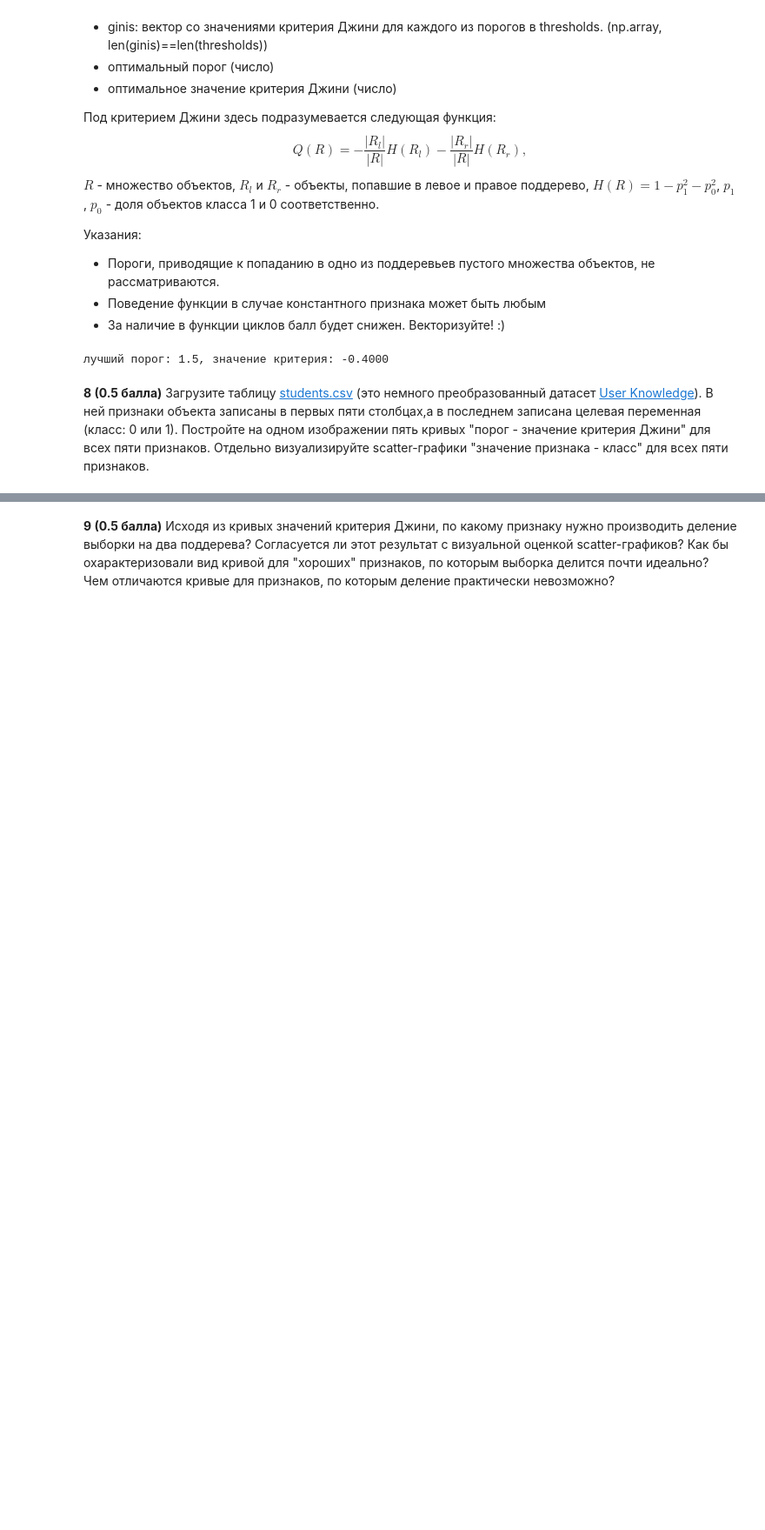
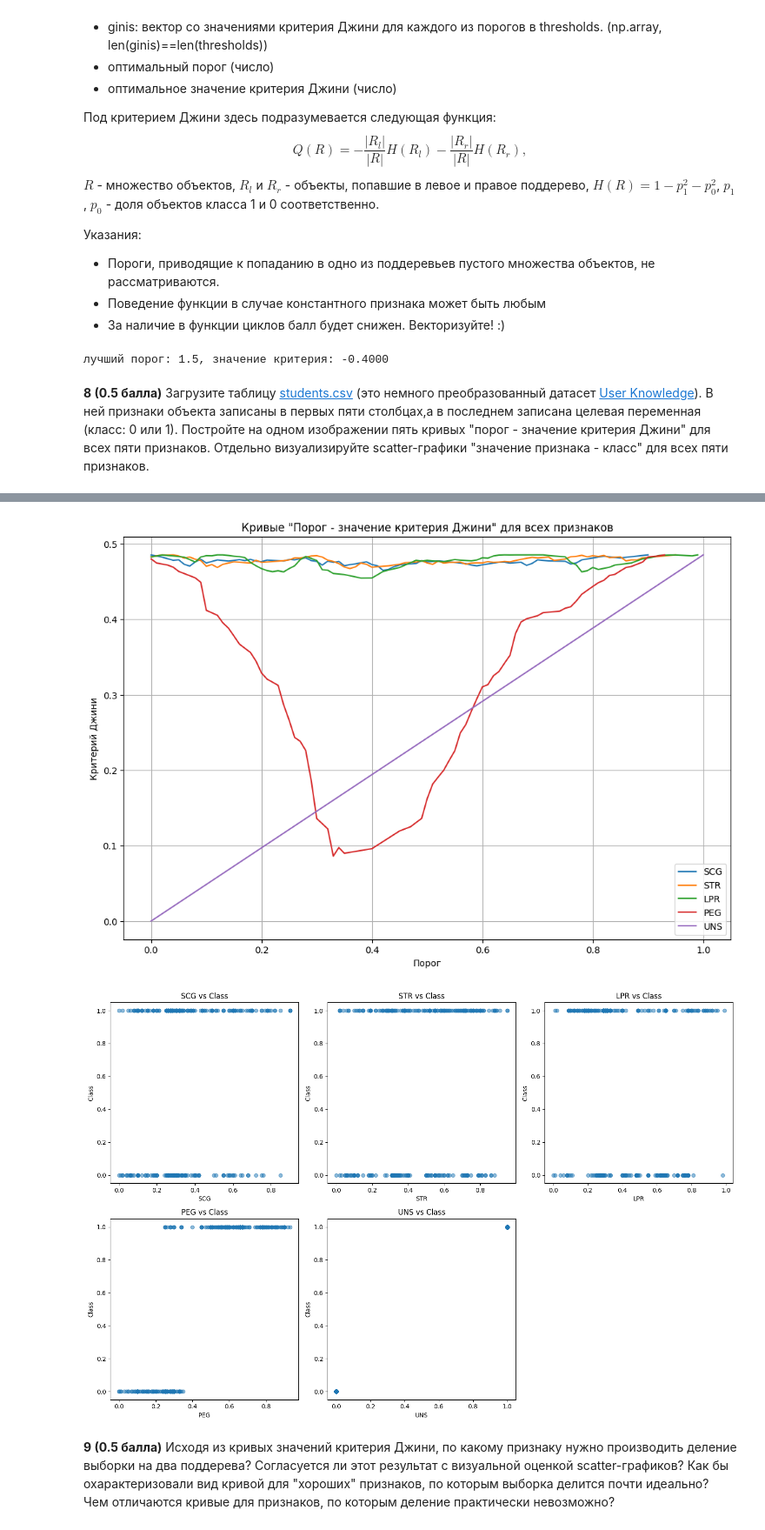
Before and after one commit to raffeekk/ML25, a Jupyter notebook: homework/HW3_GorbunenkoD.ipynb, the cells around one changed output, grey strips where cells are left out. Shown at 87% size. Cells and saved outputs as stored; diff of their text form; code cells hidden in the pictures; blank space fills up the shorter version.

```diff
--- a/homework/HW3_GorbunenkoD.ipynb
+++ b/homework/HW3_GorbunenkoD.ipynb
@@ -502,0 +653,6 @@ __8 (0.5 балла)__
+# %%
+#from google.colab import drive
+#drive.mount('/content/drive')
+df = pd.read_csv('students.csv', sep=',')
+print (df.shape)
+df.head()
@@ -503,2 +667,68 @@ __8 (0.5 балла)__
+# %%
+from sklearn.tree import DecisionTreeClassifier
+from sklearn.metrics import roc_curve, auc
+
+X = df.iloc[:, 1:6]  # признаки (первые 5 столбцов)
+y = df['UNS']        # целевая переменная (последний столбец)
+
+# функция для вычисления критерия Джини
+def gini_impurity(y):
+    if len(y) == 0:
+        return 0
+    p1 = np.mean(y)
+    return 2 * p1 * (1 - p1)
+
+# функция для вычисления критерия Джини для разделения
+def gini_split(X_col, y, threshold):
+    left_mask = X_col <= threshold
+    right_mask = ~left_mask
+
+    n_left = np.sum(left_mask)
+    n_right = np.sum(right_mask)
+    n_total = n_left + n_right
+
+    if n_total == 0:
+        return 0
+
+    gini_left = gini_impurity(y[left_mask])
+    gini_right = gini_impurity(y[right_mask])
+
+    return (n_left/n_total) * gini_left + (n_right/n_total) * gini_right
+
+# построение кривых "порог - значение критерия Джини"
+plt.figure(figsize=(12, 8))
+features = X.columns
+
+for feature in features:
+    X_col = X[feature].values
+    thresholds = np.unique(X_col)
+    gini_values = []
+
+    for threshold in thresholds:
+        gini_values.append(gini_split(X_col, y, threshold))
+
+    plt.plot(thresholds, gini_values, label=feature)
+
+plt.xlabel('Порог')
+plt.ylabel('Критерий Джини')
+plt.title('Кривые "Порог - значение критерия Джини" для всех признаков')
+plt.legend()
+plt.grid()
+plt.show()
+
+# построение scatter-графиков "значение признака - класс"
+plt.figure(figsize=(15, 10))
+for i, feature in enumerate(features, 1):
+    plt.subplot(2, 3, i)
+    plt.scatter(X[feature], y, alpha=0.5)
+    plt.xlabel(feature)
+    plt.ylabel('Class')
+    plt.title(f'{feature} vs Class')
+
+plt.tight_layout()
+plt.show()
+# %% [output]
+[figure, added]
+[figure, added]
 # %% [markdown]
 __9 (0.5 балла)__ Исходя из кривых значений критерия Джини, по какому признаку нужно производить деление выборки на два поддерева? Согласуется ли этот результат с визуальной оценкой scatter-графиков? Как бы охарактеризовали вид кривой для "хороших" признаков, по которым выборка делится почти идеально? Чем отличаются кривые для признаков, по которым деление практически невозможно?
```
Also changed, not shown: parts of 31 cells of this notebook.
